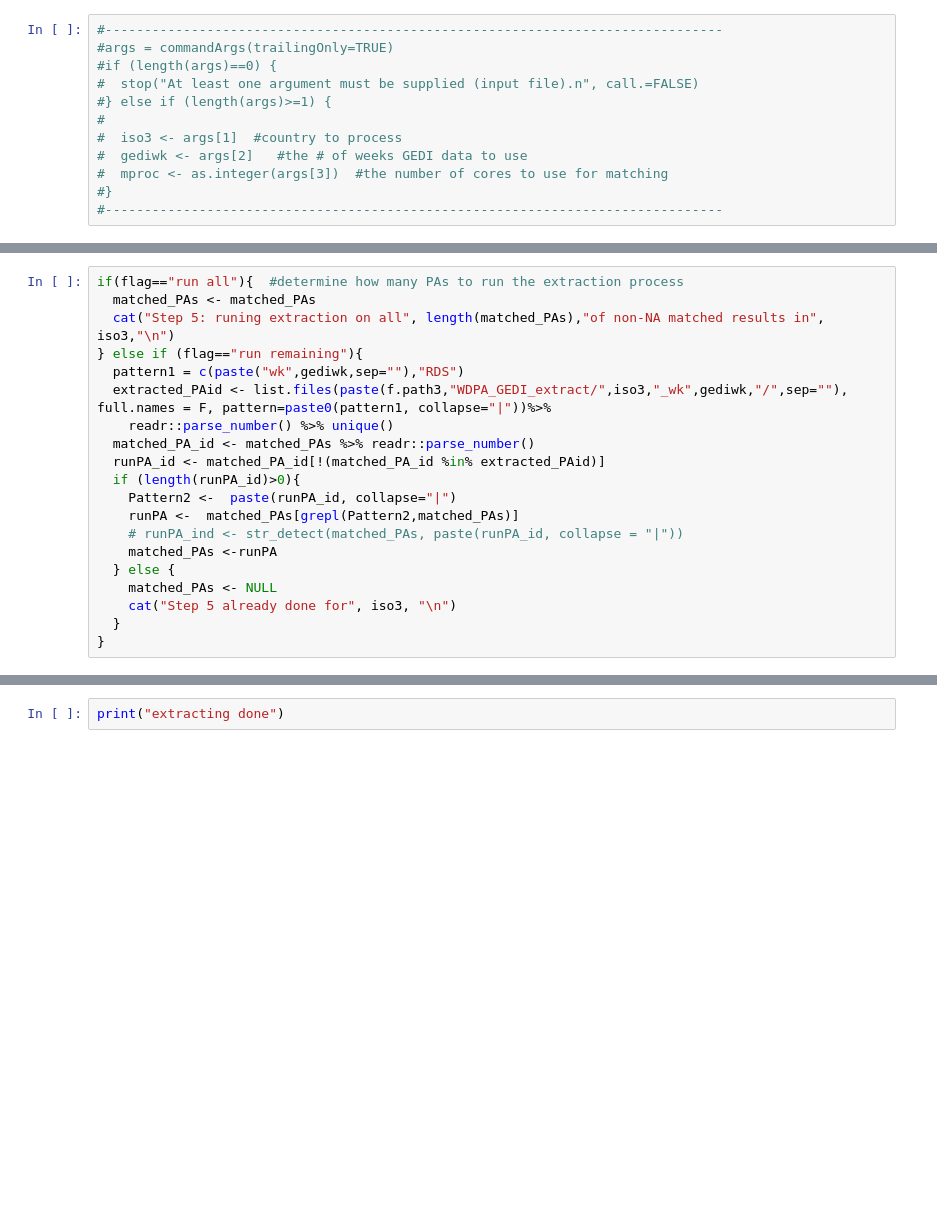
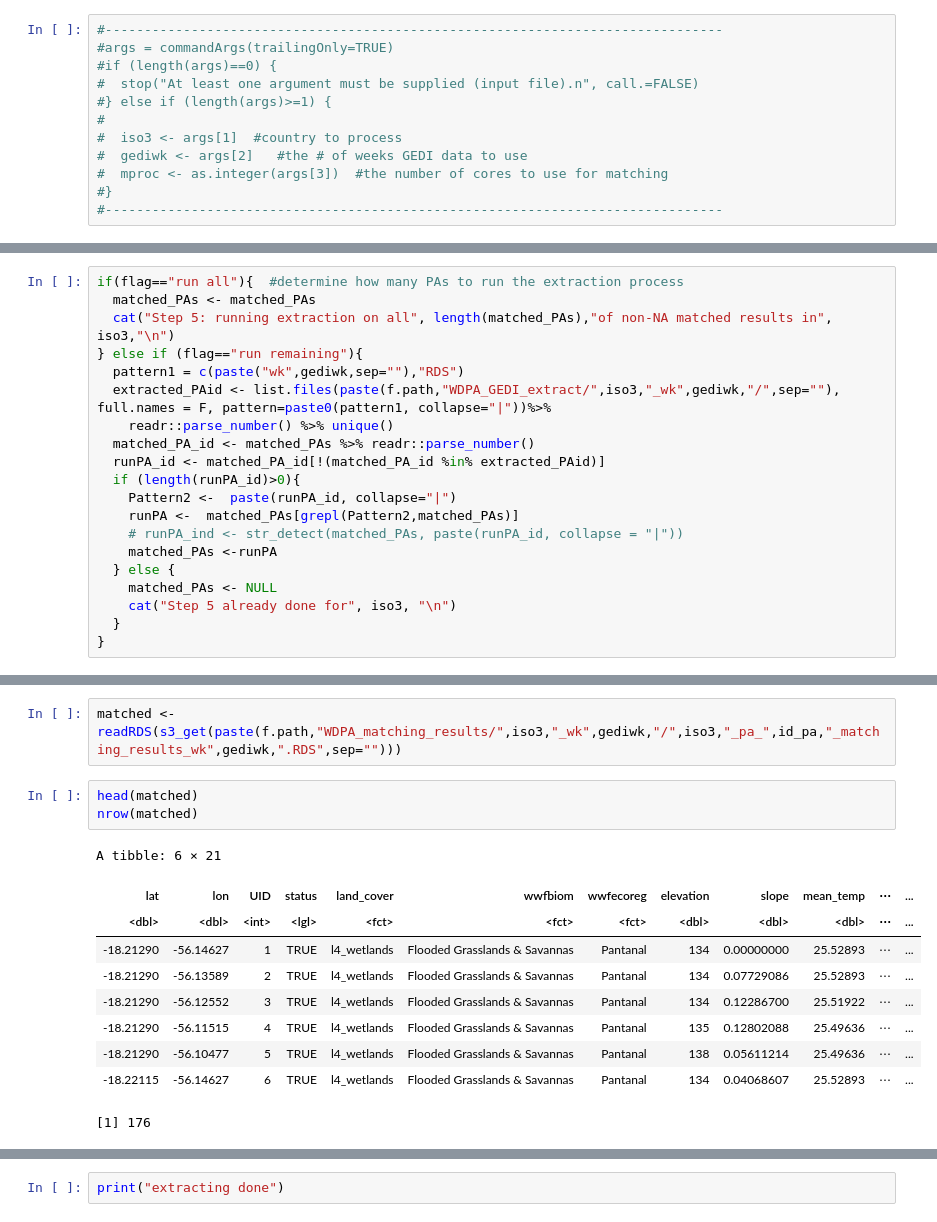
Before and after one commit to GEDI-PA/vl_GEDI-PA_2024, a Jupyter notebook: GEDI_global_PA_v2_script5_extract.ipynb, the cells around one changed output, grey strips where cells are left out. Drawn from its saved outputs; the diff is of its cells as text; blank space fills up the shorter version.

```diff
--- a/GEDI_global_PA_v2_script5_extract.ipynb
+++ b/GEDI_global_PA_v2_script5_extract.ipynb
@@ -200,10 +235,10 @@ length(matched_PAs)
 # %%
 if(flag=="run all"){  #determine how many PAs to run the extraction process
   matched_PAs <- matched_PAs
-  cat("Step 5: runing extraction on all", length(matched_PAs),"of non-NA matched results in", iso3,"\n")
+  cat("Step 5: running extraction on all", length(matched_PAs),"of non-NA matched results in", iso3,"\n")
 } else if (flag=="run remaining"){
   pattern1 = c(paste("wk",gediwk,sep=""),"RDS")
-  extracted_PAid <- list.files(paste(f.path3,"WDPA_GEDI_extract/",iso3,"_wk",gediwk,"/",sep=""), full.names = F, pattern=paste0(pattern1, collapse="|"))%>%
+  extracted_PAid <- list.files(paste(f.path,"WDPA_GEDI_extract/",iso3,"_wk",gediwk,"/",sep=""), full.names = F, pattern=paste0(pattern1, collapse="|"))%>%
     readr::parse_number() %>% unique()
   matched_PA_id <- matched_PAs %>% readr::parse_number()
   runPA_id <- matched_PA_id[!(matched_PA_id %in% extracted_PAid)]
@@ -228,0 +270,16 @@ source(paste(f.path,"matching_func_2024.R",sep=""))
+# %%
+matched <- readRDS(s3_get(paste(f.path,"WDPA_matching_results/",iso3,"_wk",gediwk,"/",iso3,"_pa_",id_pa,"_matching_results_wk",gediwk,".RDS",sep="")))
+# %%
+head(matched)
+nrow(matched)
+# %% [output]
+A tibble: 6 × 21
+| lat | lon | UID | status | land_cover | wwfbiom | wwfecoreg | elevation | slope | mean_temp | ⋯ | ... |
+| <dbl> | <dbl> | <int> | <lgl> | <fct> | <fct> | <fct> | <dbl> | <dbl> | <dbl> | ⋯ | ... |
+| -18.21290 | -56.14627 | 1 | TRUE | l4_wetlands | Flooded Grasslands & Savannas | Pantanal | 134 | 0.00000000 | 25.52893 | ⋯ | ... |
+| -18.21290 | -56.13589 | 2 | TRUE | l4_wetlands | Flooded Grasslands & Savannas | Pantanal | 134 | 0.07729086 | 25.52893 | ⋯ | ... |
+| -18.21290 | -56.12552 | 3 | TRUE | l4_wetlands | Flooded Grasslands & Savannas | Pantanal | 134 | 0.12286700 | 25.51922 | ⋯ | ... |
+| -18.21290 | -56.11515 | 4 | TRUE | l4_wetlands | Flooded Grasslands & Savannas | Pantanal | 135 | 0.12802088 | 25.49636 | ⋯ | ... |
+| -18.21290 | -56.10477 | 5 | TRUE | l4_wetlands | Flooded Grasslands & Savannas | Pantanal | 138 | 0.05611214 | 25.49636 | ⋯ | ... |
+| -18.22115 | -56.14627 | 6 | TRUE | l4_wetlands | Flooded Grasslands & Savannas | Pantanal | 134 | 0.04068607 | 25.52893 | ⋯ | ... |
+[1] 176
```
Also changed, not shown: parts of 32 cells of this notebook, 4 other files.
